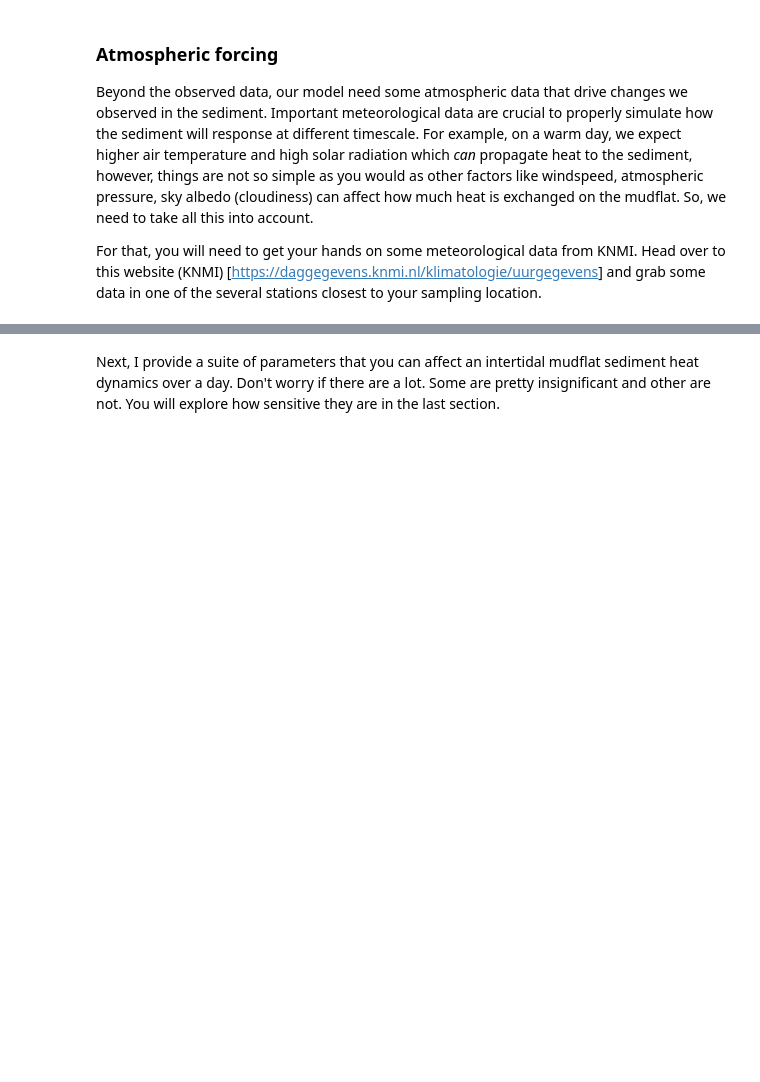
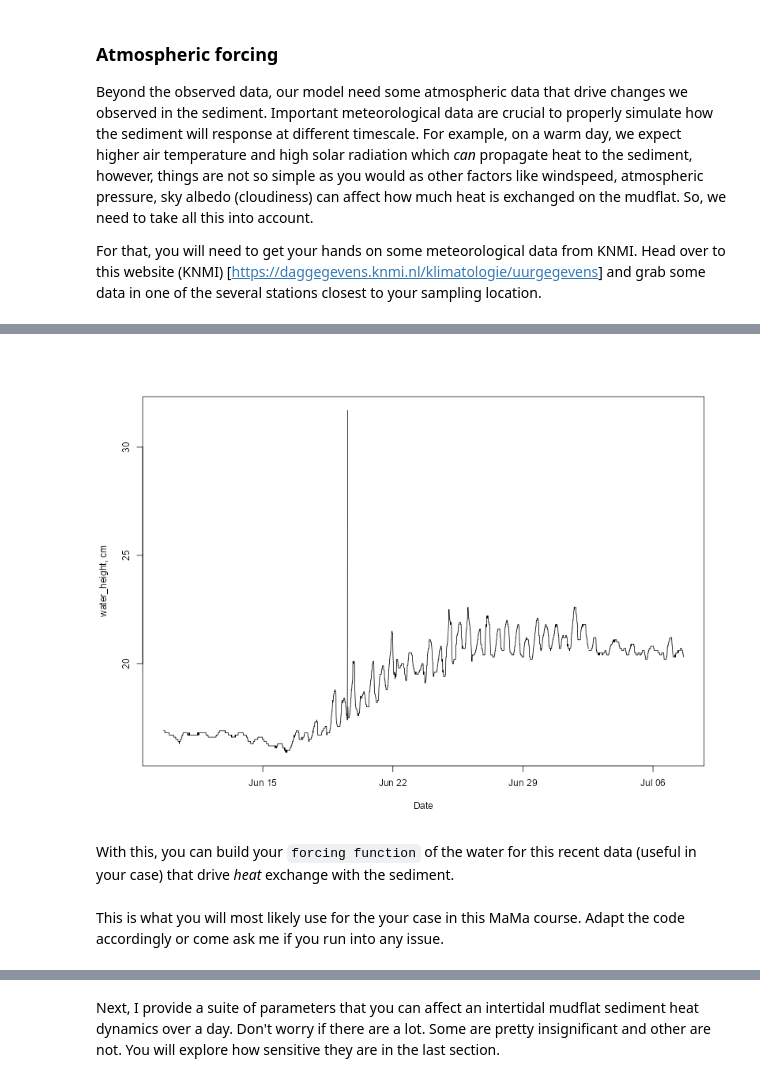
Before and after one commit to LTER-LIFE/vl-tempsed-wadden-sea, a Jupyter notebook: Modelling_MaMa.ipynb, the cells around one changed output, grey strips where cells are left out. Saved outputs shown, nothing was run; the diff lists cells and outputs as text; code cells hidden in the pictures; blank space fills up the shorter version.

```diff
--- a/Modelling_MaMa.ipynb
+++ b/Modelling_MaMa.ipynb
@@ -161,0 +297,18 @@ To drive your model, you need an estimate of the water temperature and height at
+# %%
+water_temperature_marsdiep <- read.csv("datasets/Watertemperatuur in oC denhelder.marsdiep.csv", sep = ";")
+
+names(water_temperature_marsdiep) <- c("date", "time", "location", "water_temperature")
+
+water_temperature_marsdiep$water_temperature <- gsub(",", ".", water_temperature_marsdiep$water_temperature)
+
+water_temperature_marsdiep$water_temperature <- as.numeric(water_temperature_marsdiep$water_temperature)
+head(water_temperature_marsdiep)
+
+
+water_temperature_marsdiep$datetime <- as.POSIXct(paste(water_temperature_marsdiep$date, water_temperature_marsdiep$time), format = "%d-%m-%Y %H:%M")
+
+plot(water_temperature_marsdiep$datetime, water_temperature_marsdiep$water_temperature, type = "l", ylab = "water_height, cm", xlab = "Date")
+# %% [output]
+[figure, added]
+# %% [markdown]
+With this, you can build your `forcing function` of the water for this recent data (useful in your case) that drive *heat* exchange with the sediment.
@@ -161,0 +323,2 @@ To drive your model, you need an estimate of the water temperature and height at
+# %% [markdown]
+This is what you will most likely use for the your case in this MaMa course. Adapt the code accordingly or come ask me if you run into any issue.
```
Also changed, not shown: parts of 41 cells of this notebook.
